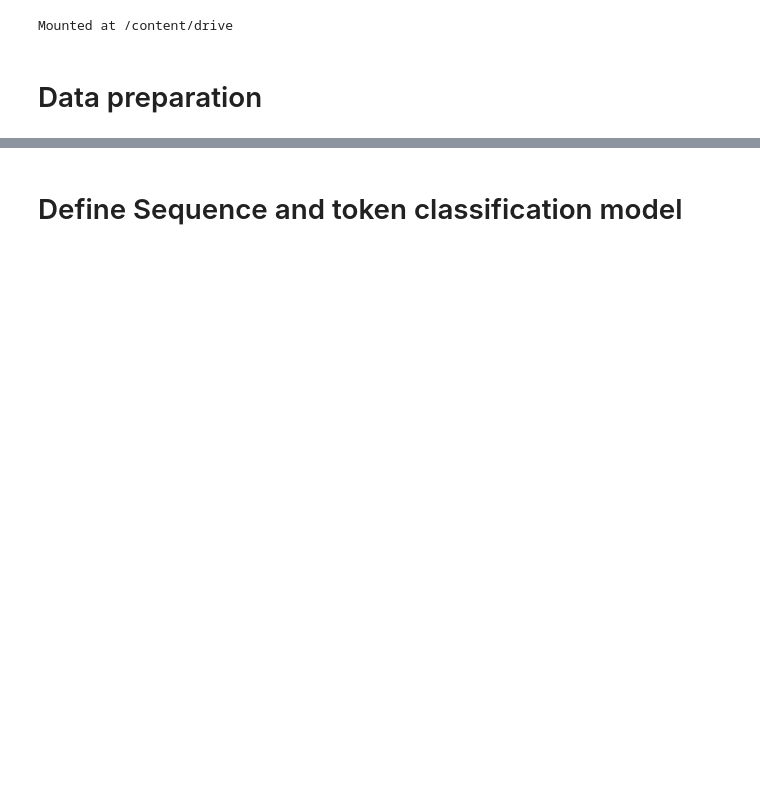
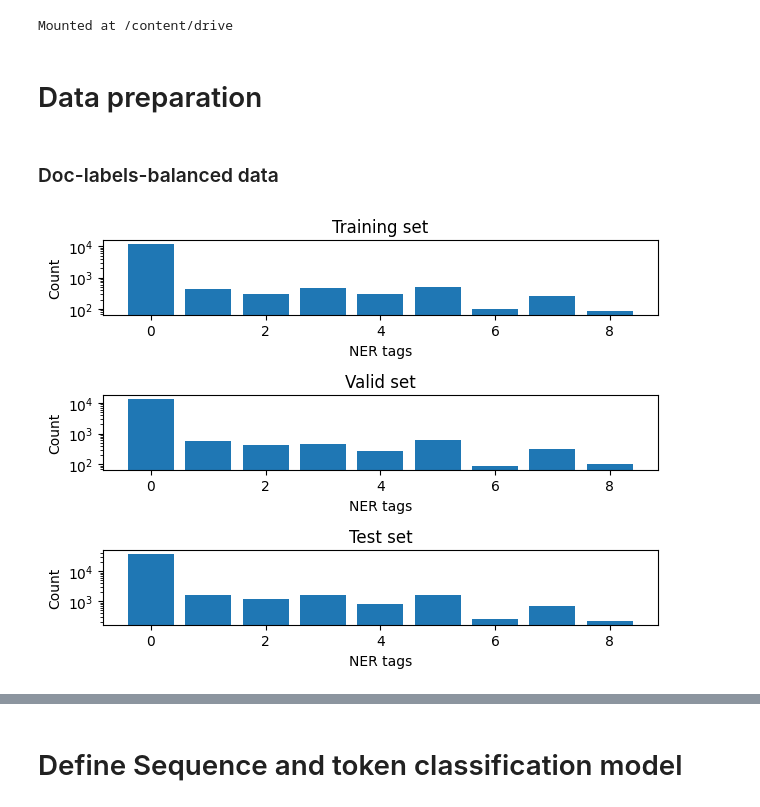
Before and after one commit to gonzaq94/NER-LLM-classification, a Jupyter notebook: fine_tune_BERT_doc_level_and_NER_annots.ipynb, the cells around one changed output, grey strips where cells are left out. Cells and saved outputs as stored; diff of their text form; code cells hidden in the pictures; blank space fills up the shorter version.

```diff
--- a/fine_tune_BERT_doc_level_and_NER_annots.ipynb
+++ b/fine_tune_BERT_doc_level_and_NER_annots.ipynb
@@ -26,7 +25,46 @@ from torch.nn import CrossEntropyLoss, MSELoss
 # Data preparation
+# %% [markdown]
+### Doc-labels-balanced data
 # %%
 from datasets import load_from_disk
 
 loaded_train_dataset = load_from_disk("/content/drive/My Drive/Colab Notebooks/conll2003_train_augmented_1k_strat")
 loaded_valid_dataset = load_from_disk("/content/drive/My Drive/Colab Notebooks/conll2003_valid_augmented_1k_strat")
 loaded_test_dataset = load_from_disk("/content/drive/My Drive/Colab Notebooks/conll2003_test_augmented")
+# %%
+from collections import Counter
+
+# train set
+plt.subplot(3,1,1)
+histogram = Counter(list(chain.from_iterable(loaded_train_dataset['ner_tags'])))
+sorted_histogram = dict(sorted(histogram.items(), key=lambda item: item[0], reverse=False))
+plt.bar(sorted_histogram.keys(), sorted_histogram.values())
+plt.xlabel("NER tags")
+plt.ylabel("Count")
+plt.yscale("log")
+plt.title("Training set")
+
+# train set
+plt.subplot(3,1,2)
+histogram = Counter(list(chain.from_iterable(loaded_valid_dataset['ner_tags'])))
+sorted_histogram = dict(sorted(histogram.items(), key=lambda item: item[0], reverse=False))
+plt.bar(sorted_histogram.keys(), sorted_histogram.values())
+plt.xlabel("NER tags")
+plt.ylabel("Count")
+plt.yscale("log")
+plt.title("Valid set")
+
+# train set
+plt.subplot(3,1,3)
+histogram = Counter(list(chain.from_iterable(loaded_test_dataset['ner_tags'])))
+sorted_histogram = dict(sorted(histogram.items(), key=lambda item: item[0], reverse=False))
+plt.bar(sorted_histogram.keys(), sorted_histogram.values())
+plt.xlabel("NER tags")
+plt.ylabel("Count")
+plt.yscale("log")
+plt.title("Test set")
+
+plt.tight_layout()
+plt.show()
+# %% [output]
+[figure, added]
```
Also changed, not shown: parts of 37 cells of this notebook.
